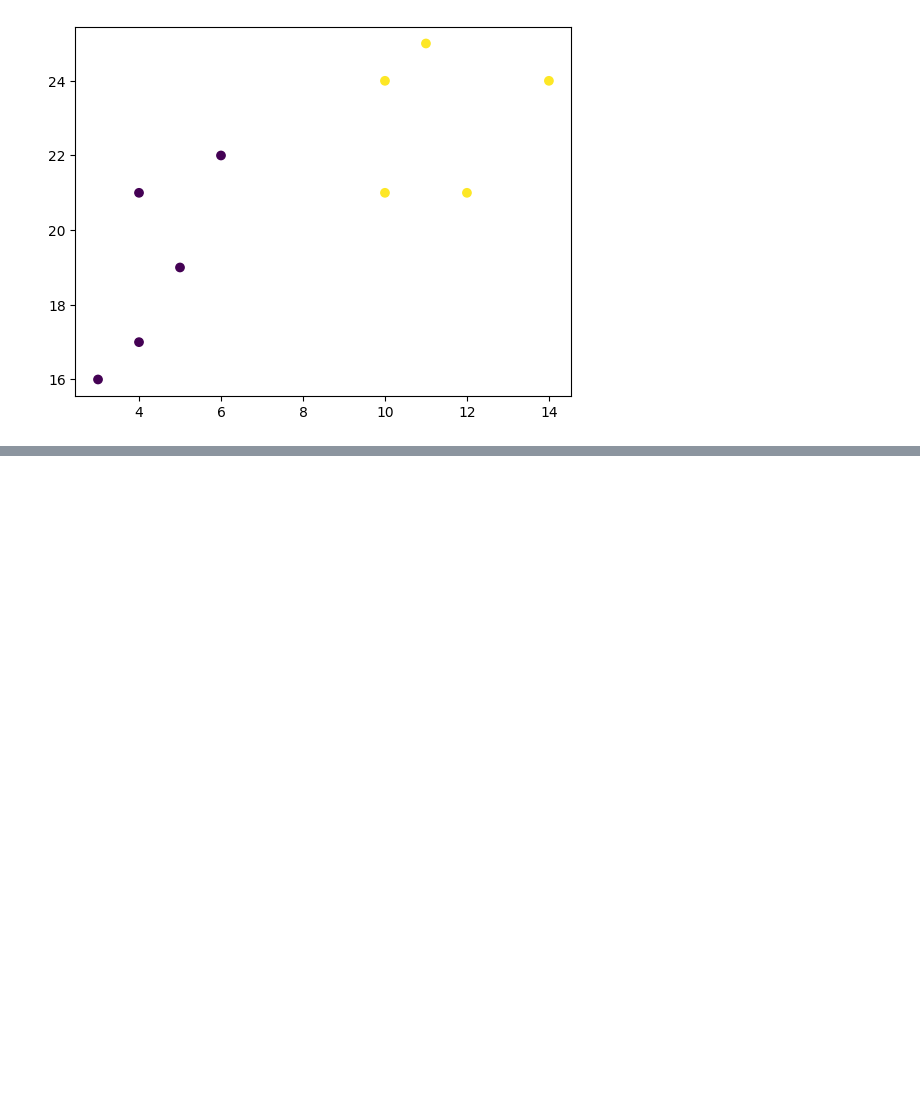
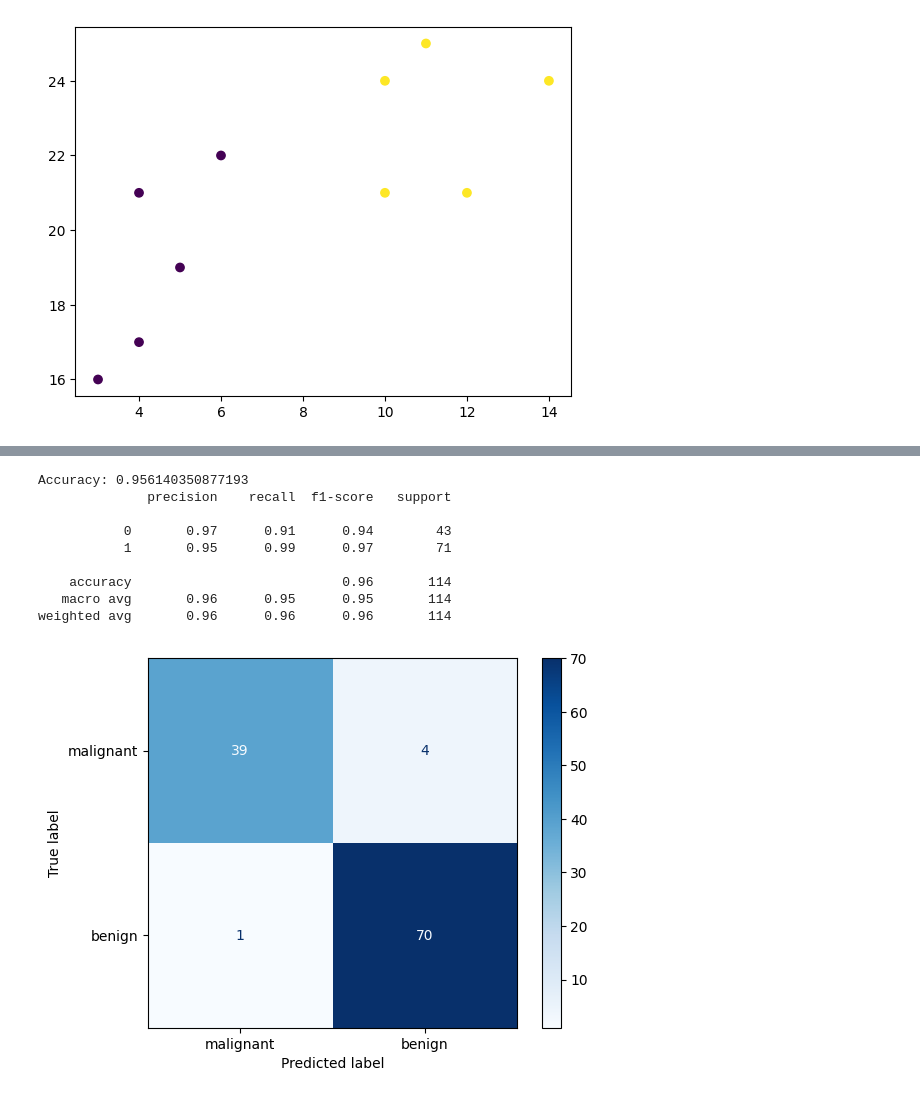
Before and after one commit to Empress0205/machine_learning, a Jupyter notebook: Untitled1.ipynb, the cells around one changed output, grey strips where cells are left out. Cells and saved outputs as stored; diff of their text form; code cells hidden in the pictures; blank space fills up the shorter version.

```diff
--- a/Untitled1.ipynb
+++ b/Untitled1.ipynb
@@ -275,3 +271,18 @@ plt.show()
 # %% [output]
 [(4, 21), (5, 19), (10, 24), (4, 17), (3, 16), (11, 25), (14, 24), (6, 22), (10, 21), (12, 21)]
 [figure]
+# %%
+#Logistic Regression
+import numpy
+from sklearn import linear_model
+
+x = numpy.array([3.78, 2.44, 2.09, 0.14, 1.72, 1.65, 4.92, 4.37, 4.96, 4.52, 3.69, 5.88]).reshape(-1,1)
+#.reshape(-1, 1) turns the 1D array into a 2D column vector because scikit-learn expects 2D inputs for training.
+y = numpy.array([0, 0, 0, 0, 0, 0, 1, 1, 1, 1, 1, 1])
+
+logr=linear_model.LogisticRegression()#this creates a logistic regression model object called logr.
+logr.fit(x,y)#fit(x, y) is a method that "trains" the logistic regression model to learn the relationship between x and y.
+#It estimates the best-fitting curve (sigmoid function) that separates class 0 and class 1.
+
+predicted=logr.predict(numpy.array([[3.46]]))#    logr.predict(...) is used to make predictions using the trained model.
+print(predicted)
@@ -277,0 +369,50 @@ plt.show()
+# %%
+#breast cancer prediction, using logistict regression
+import numpy
+from sklearn.linear_model import LogisticRegression
+from sklearn.datasets import load_breast_cancer
+from sklearn.model_selection import train_test_split
+from sklearn.metrics import accuracy_score, classification_report
+import pandas as pd
+import matplotlib.pyplot as plt
+from sklearn.metrics import confusion_matrix, ConfusionMatrixDisplay
+from sklearn.preprocessing import StandardScaler
+
+data=load_breast_cancer()
+scaler=StandardScaler()
+x_scaled=scaler.fit_transform(x)
+
+df=pd.DataFrame(data.data, columns=data.feature_names)
+df['target'] = data.target
+
+x=df.drop('target', axis=1)
+y=df['target']
+
+
+x_train,x_test, y_train,y_test=train_test_split(x,y, test_size=0.2, random_state=42)
+
+model=LogisticRegression(max_iter=5000)
+model.fit(x_train, y_train)
+
+y_pred=model.predict(x_test)
+
+print("Accuracy:", accuracy_score(y_test, y_pred))
+print(classification_report(y_test, y_pred))
+
+
+#confusion matrix
+cm=confusion_matrix(y_test,y_pred)
+display=ConfusionMatrixDisplay(confusion_matrix=cm, display_labels=data.target_names)
+display.plot(cmap="Blues")
+plt.show()
+# %% [output]
+Accuracy: 0.956140350877193
+              precision    recall  f1-score   support
+
+           0       0.97      0.91      0.94        43
+           1       0.95      0.99      0.97        71
+
+    accuracy                           0.96       114
+   macro avg       0.96      0.95      0.95       114
+weighted avg       0.96      0.96      0.96       114
+[figure, added]
```
Also changed, not shown: parts of 10 cells of this notebook, 1 other file.
